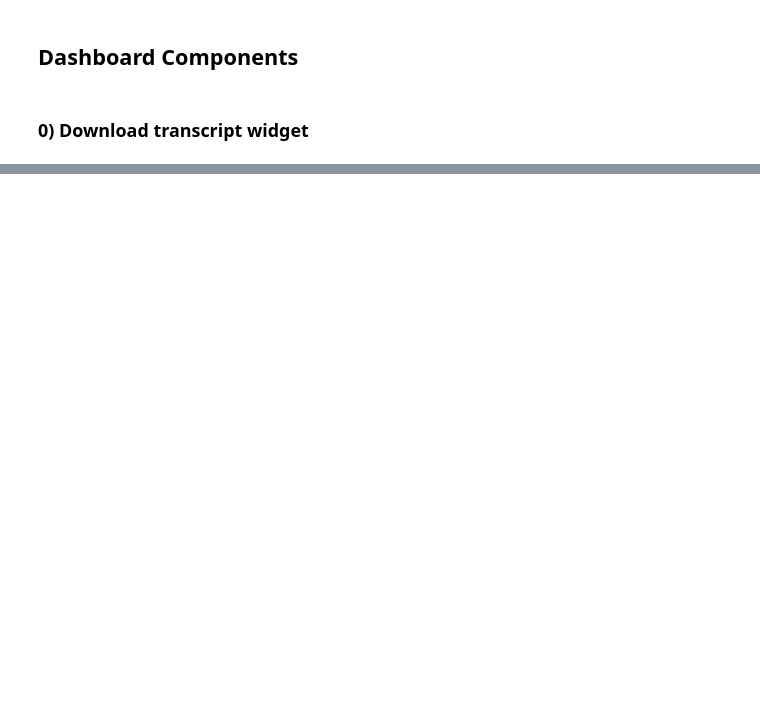
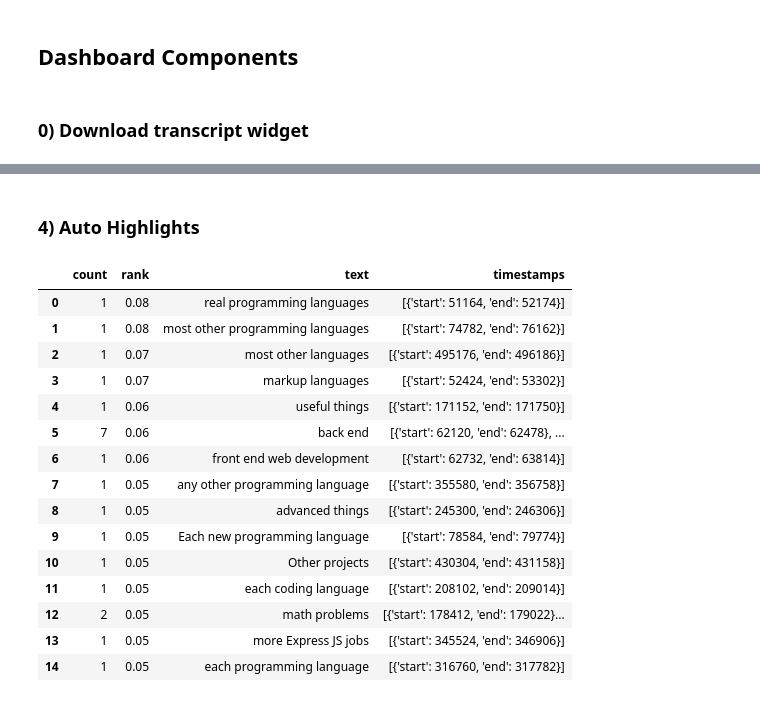
Before and after one commit to jacklvd/Audio_Data_Project, a Jupyter notebook: speech_app.ipynb, the cells around one changed output, grey strips where cells are left out. Drawn from its saved outputs; the diff is of its cells as text; code cells hidden in the pictures; blank space fills up the shorter version.

```diff
--- a/speech_app.ipynb
+++ b/speech_app.ipynb
@@ -87,0 +285,23 @@ TypeError: 'builtin_function_or_method' object is not subscriptable
+# %% [markdown]
+### 4) Auto Highlights
+# %%
+highlights = data["auto_highlights_result"]["results"]
+highlights_df = pd.DataFrame(highlights)
+highlights_df
+# %% [output]
+|  | count | rank | text | timestamps |
+| 0 | 1 | 0.08 | real programming languages | [{'start': 51164, 'end': 52174}] |
+| 1 | 1 | 0.08 | most other programming languages | [{'start': 74782, 'end': 76162}] |
+| 2 | 1 | 0.07 | most other languages | [{'start': 495176, 'end': 496186}] |
+| 3 | 1 | 0.07 | markup languages | [{'start': 52424, 'end': 53302}] |
+| 4 | 1 | 0.06 | useful things | [{'start': 171152, 'end': 171750}] |
+| 5 | 7 | 0.06 | back end | [{'start': 62120, 'end': 62478}, ... |
+| 6 | 1 | 0.06 | front end web development | [{'start': 62732, 'end': 63814}] |
+| 7 | 1 | 0.05 | any other programming language | [{'start': 355580, 'end': 356758}] |
+| 8 | 1 | 0.05 | advanced things | [{'start': 245300, 'end': 246306}] |
+| 9 | 1 | 0.05 | Each new programming language | [{'start': 78584, 'end': 79774}] |
+| 10 | 1 | 0.05 | Other projects | [{'start': 430304, 'end': 431158}] |
+| 11 | 1 | 0.05 | each coding language | [{'start': 208102, 'end': 209014}] |
+| 12 | 2 | 0.05 | math problems | [{'start': 178412, 'end': 179022}... |
+| 13 | 1 | 0.05 | more Express JS jobs | [{'start': 345524, 'end': 346906}] |
+| 14 | 1 | 0.05 | each programming language | [{'start': 316760, 'end': 317782}] |
```
Also changed, not shown: parts of 26 cells of this notebook.
